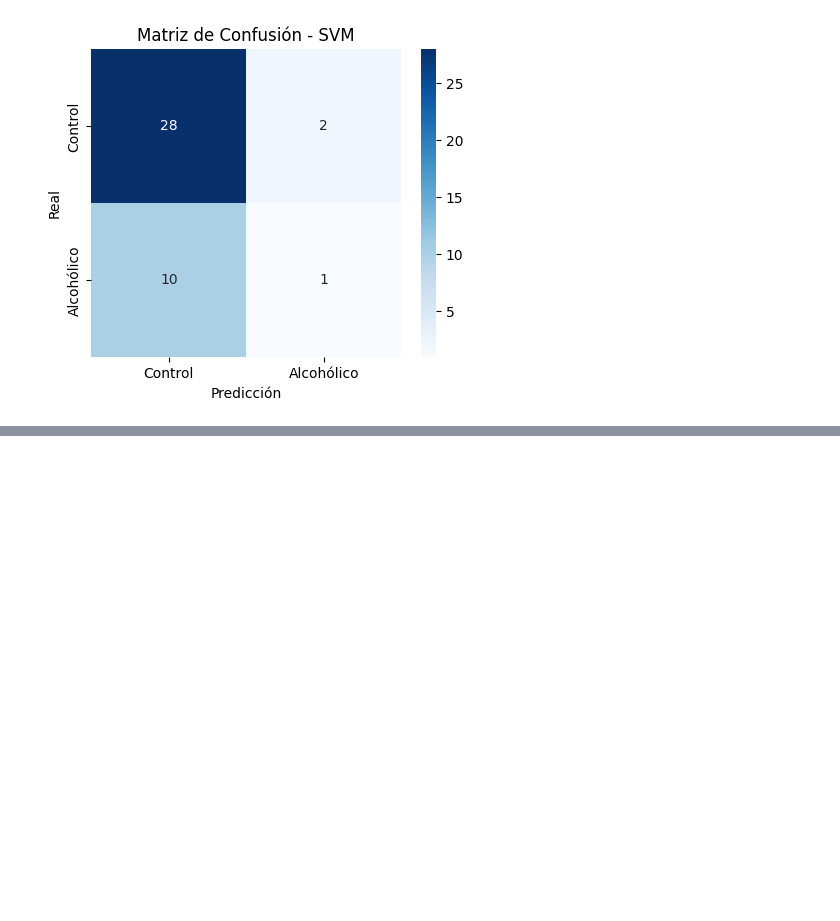
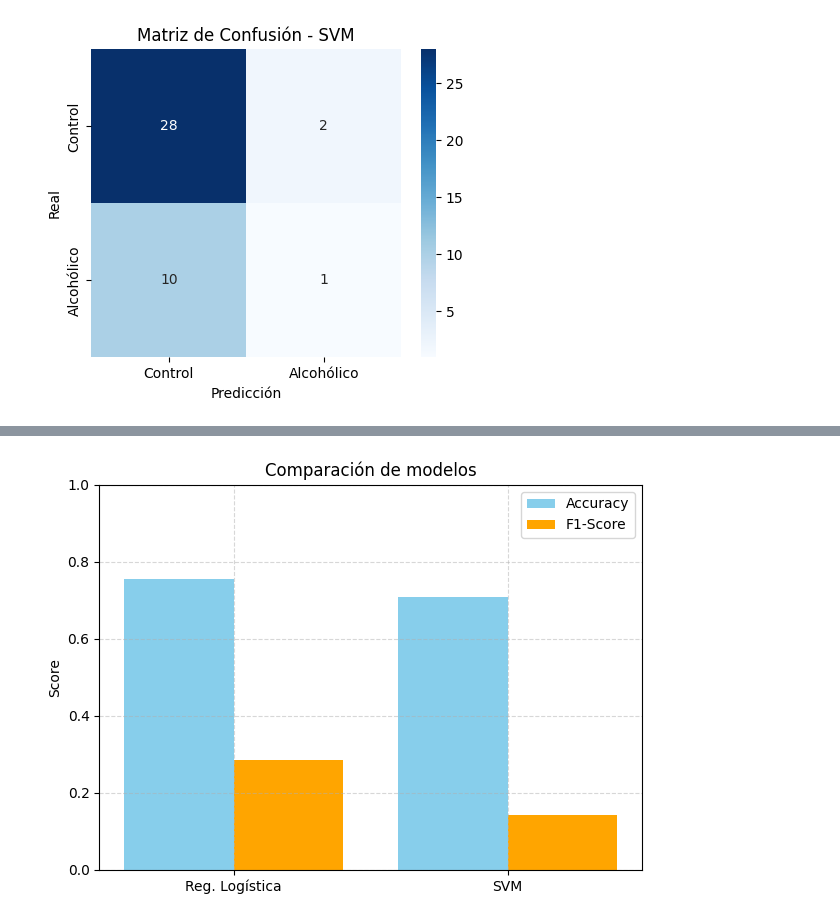
Before and after one commit to Jyns123/MachineLearning, a Jupyter notebook: ML.ipynb, the cells around one changed output, grey strips where cells are left out. Saved outputs shown, nothing was run; the diff lists cells and outputs as text; code cells hidden in the pictures; blank space fills up the shorter version.

Commit message:
Comparación de modelos

```diff
--- a/ML.ipynb
+++ b/ML.ipynb
@@ -385,3 +385,21 @@ plot_conf_matrix(y_test_r, y_pred_svm, "Matriz de Confusión - SVM")
 # %% [output]
 [figure]
 [figure]
+# %%
+from sklearn.metrics import accuracy_score, f1_score, confusion_matrix, classification_report
+
+# Para regresión logística
+acc_lr = accuracy_score(y_test_r, y_pred_lr)
+f1_lr = f1_score(y_test_r, y_pred_lr)
+print("🔹 Regresión Logística")
+print("Accuracy:", acc_lr)
+print("F1-score:", f1_lr)
+print("Reporte de clasificación:\n", classification_report(y_test_r, y_pred_lr))
+
+# Para SVM
+acc_svm = accuracy_score(y_test_r, y_pred_svm)
+f1_svm = f1_score(y_test_r, y_pred_svm)
+print("\n🔹 SVM")
+print("Accuracy:", acc_svm)
+print("F1-score:", f1_svm)
+print("Reporte de clasificación:\n", classification_report(y_test_r, y_pred_svm))
@@ -387,0 +424,20 @@ plot_conf_matrix(y_test_r, y_pred_svm, "Matriz de Confusión - SVM")
+# %%
+import matplotlib.pyplot as plt
+
+modelos = ['Reg. Logística', 'SVM']
+accuracy = [acc_lr, acc_svm]
+f1_scores = [f1_lr, f1_svm]
+
+x = range(len(modelos))
+plt.figure(figsize=(7,5))
+plt.bar(x, accuracy, width=0.4, label='Accuracy', align='center', color='skyblue')
+plt.bar([i + 0.4 for i in x], f1_scores, width=0.4, label='F1-Score', color='orange')
+plt.xticks([i + 0.2 for i in x], modelos)
+plt.ylim(0, 1)
+plt.ylabel('Score')
+plt.title('Comparación de modelos')
+plt.legend()
+plt.grid(True, linestyle='--', alpha=0.5)
+plt.show()
+# %% [output]
+[figure, added]
```
Also changed, not shown: parts of 1 cell of this notebook.
